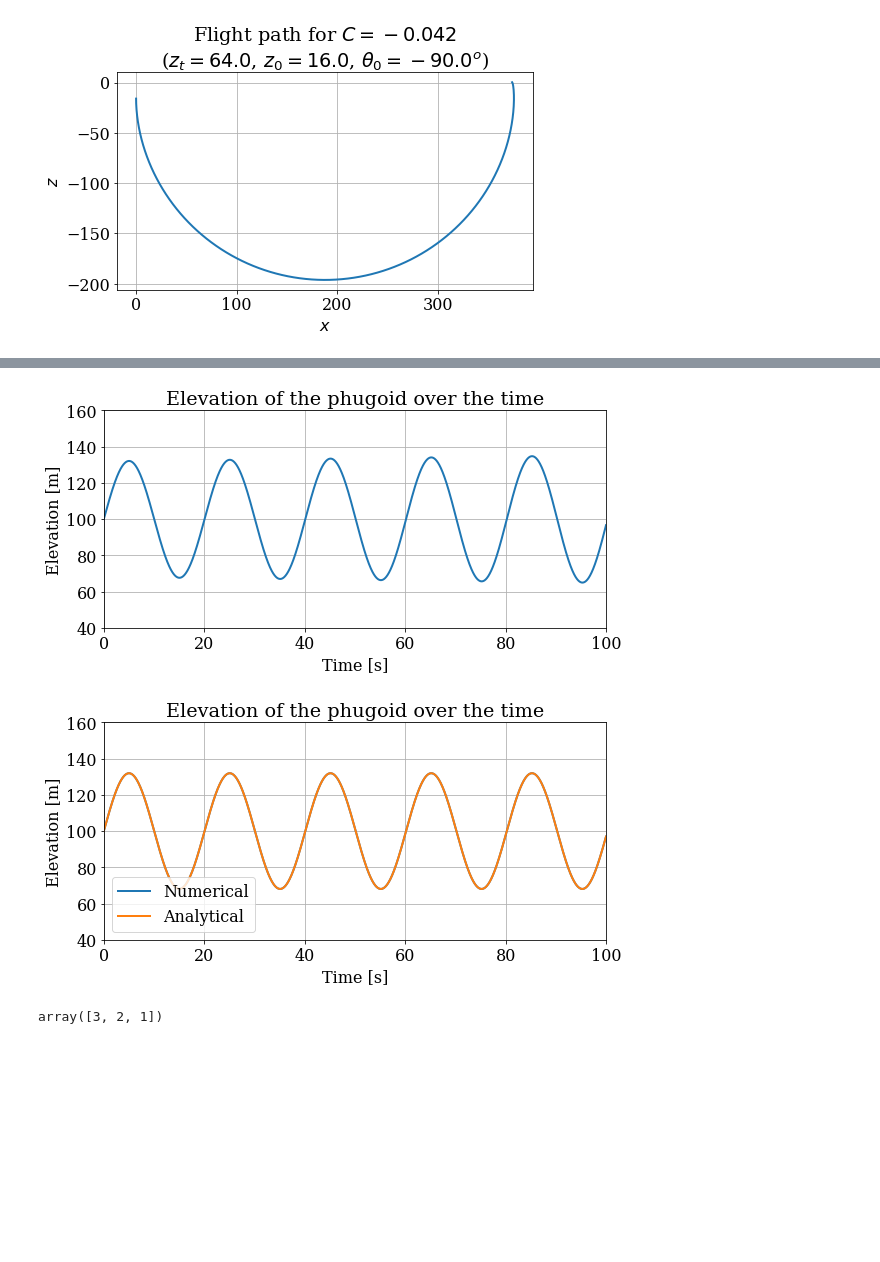
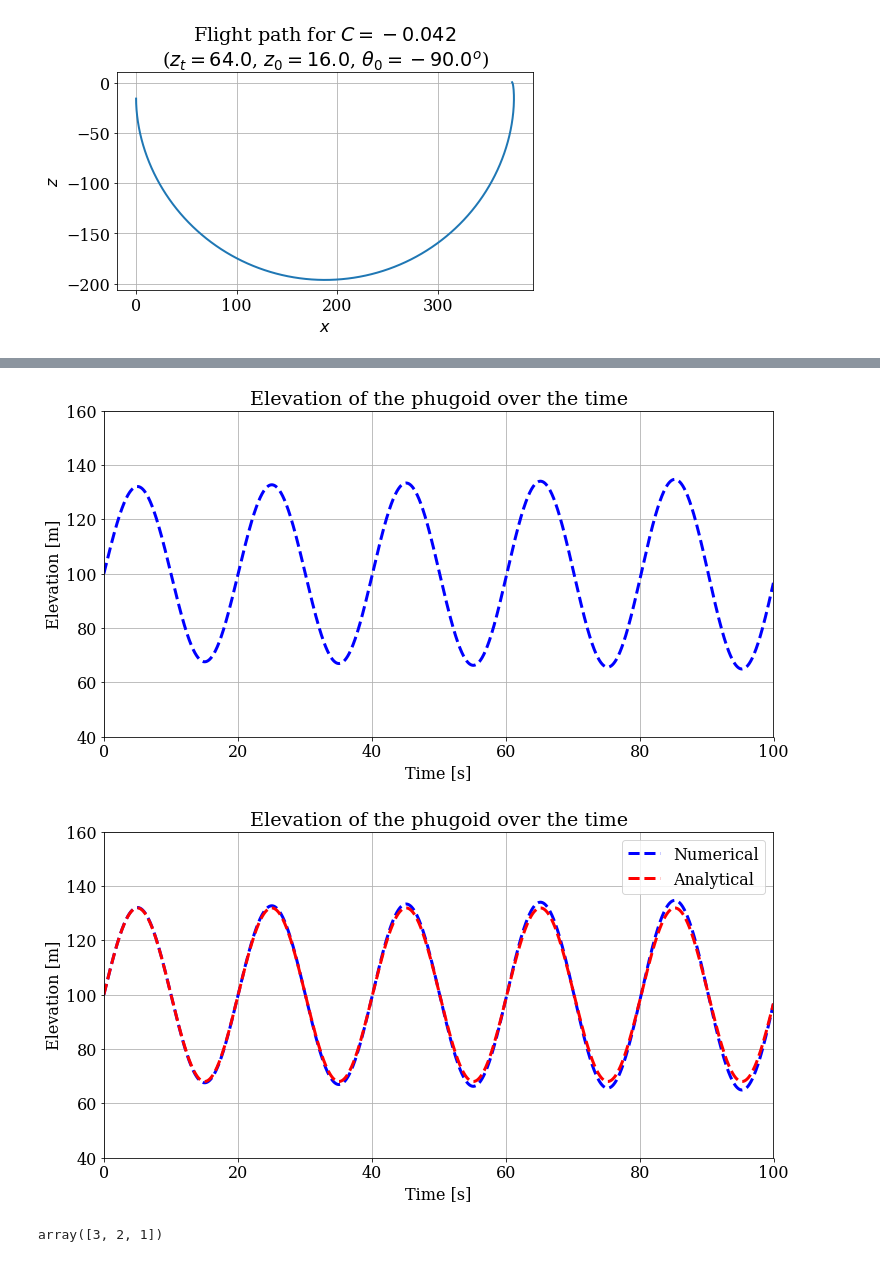
Before and after one commit to RongyuChu/MAE6286, a Jupyter notebook: SecondClass.ipynb, the cells around one changed output, grey strips where cells are left out. Cells and saved outputs as stored; diff of their text form; code cells hidden in the pictures; blank space fills up the shorter version.

```diff
--- a/SecondClass.ipynb
+++ b/SecondClass.ipynb
@@ -31,7 +31,8 @@ plot_flight_path(0.1,0.2,0)
 T = 100.0  # length of the time-interval
 dt = 0.02  # time-step size
 N = int(T / dt) + 1  # number of time steps
-t = np.linspace(0.0, T, num=N)  # time grid
+#t = np.linspace(0.0, T, num=N)  # time grid
+t = np.arange(0,T,T/N)
 # %%
 # Set the initial conditions.
 z0 = 100.0  # altitude
@@ -53,39 +54,39 @@ for n in range(1, N):
     z[n] = u[0]
 # %%
 # Set the font family and size to use for Matplotlib figures.
-pp.rcParams['font.family'] = 'serif'
-pp.rcParams['font.size'] = 16
+plt.rcParams['font.family'] = 'serif'
+plt.rcParams['font.size'] = 16
 
 # Plot the solution of the elevation.
-pp.figure(figsize=(9.0, 4.0))  # set the size of the figure
-pp.title('Elevation of the phugoid over the time')  # set the title
-pp.xlabel('Time [s]')  # set the x-axis label
-pp.ylabel('Elevation [m]')  # set the y-axis label
-pp.xlim(t[0], t[-1])  # set the x-axis limits
-pp.ylim(40.0, 160.0)  # set the y-axis limits
-pp.grid()  # set a background grid to improve readability
-pp.plot(t, z, color='C0', linestyle='-', linewidth=2);
+plt.figure(figsize=(12.0, 6.0))  # set the size of the figure
+plt.title('Elevation of the phugoid over the time')  # set the title
+plt.xlabel('Time [s]')  # set the x-axis label
+plt.ylabel('Elevation [m]')  # set the y-axis label
+plt.xlim(t[0], t[-1])  # set the x-axis limits
+plt.ylim(40.0, 160.0)  # set the y-axis limits
+plt.grid()  # set a background grid to improve readability
+plt.plot(t, z, color='b', linestyle='--', linewidth=3);
 # %% [output]
-[figure, old version]
+[figure, new version]
 # %%
 z_exact = (b0 * (zt / g)**0.5 * np.sin((g / zt)**0.5 * t) +
            (z0 - zt) * np.cos((g / zt)**0.5 * t) + zt)
 # %%
 # Plot the numerical solution and the exact solution.
-pp.figure(figsize=(9.0, 4.0))  # set the size of the figure
-pp.title('Elevation of the phugoid over the time')  # set the title
-pp.xlabel('Time [s]')  # set the x-axis label
-pp.ylabel('Elevation [m]')  # set the y-axis label
-pp.xlim(t[0], t[-1])  # set the x-axis limits
-pp.ylim(40.0, 160.0)  # set the y-axis limits
-pp.grid()  # set a background grid to improve readability
-pp.plot(t, z, label='Numerical',
-            color='C0', linestyle='-', linewidth=2)
-pp.plot(t, z_exact, label='Analytical',
-            color='C1', linestyle='-', linewidth=2)
-pp.legend();  # set the legend
+plt.figure(figsize=(12.0, 6.0))  # set the size of the figure
+plt.title('Elevation of the phugoid over the time')  # set the title
+plt.xlabel('Time [s]')  # set the x-axis label
+plt.ylabel('Elevation [m]')  # set the y-axis label
+plt.xlim(t[0], t[-1])  # set the x-axis limits
+plt.ylim(40.0, 160.0)  # set the y-axis limits
+plt.grid()  # set a background grid to improve readability
+plt.plot(t, z, label='Numerical',
+            color='b', linestyle='--', linewidth=3)
+plt.plot(t, z_exact, label='Analytical',
+            color='r', linestyle='--', linewidth=3)
+plt.legend();  # set the legend
 # %% [output]
-[figure, old version]
+[figure, new version]
 # %%
 # Set the list of time-step sizes.
 dt_values = [0.1, 0.05, 0.01, 0.005, 0.001, 0.0001]
```
Also changed, not shown: parts of 4 cells of this notebook.
